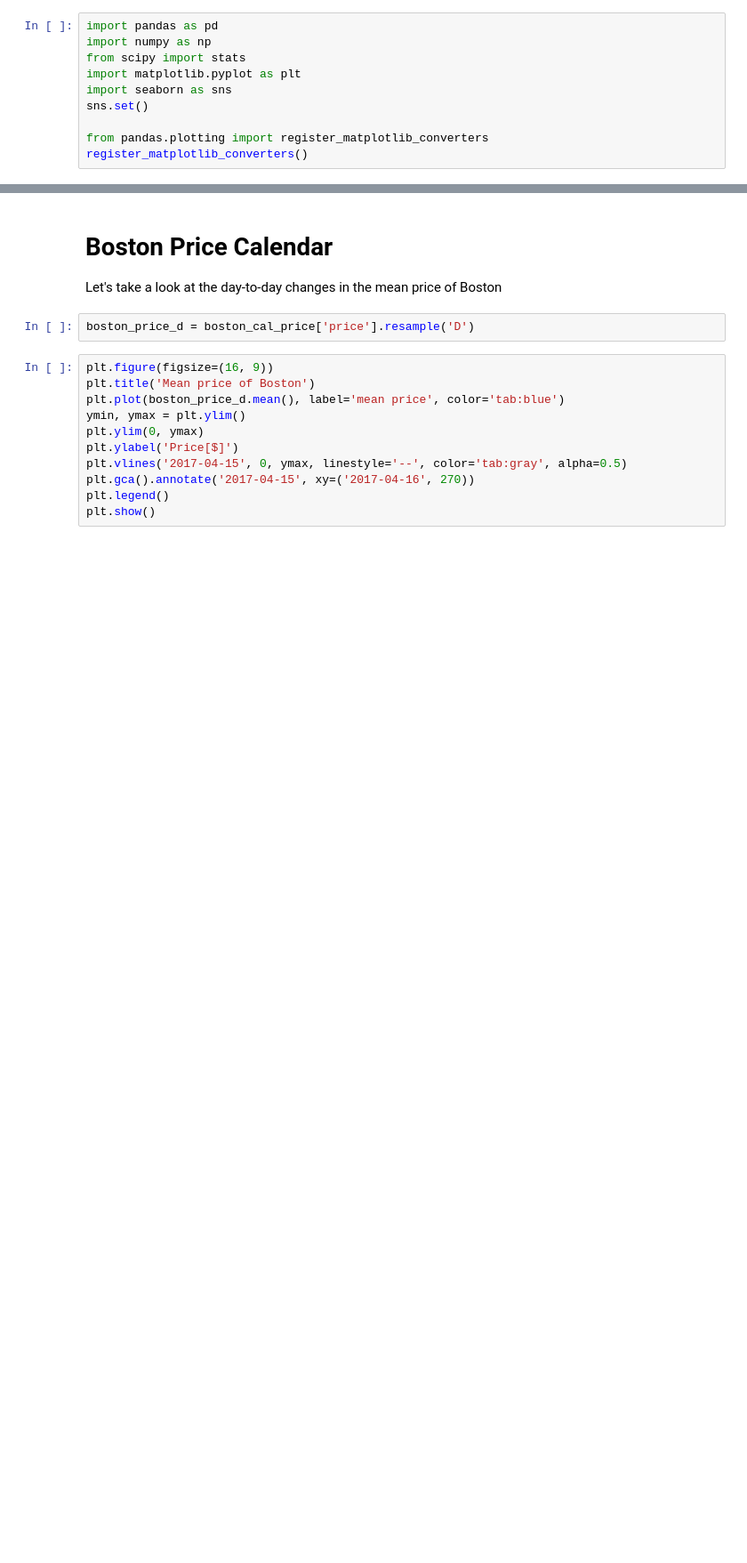
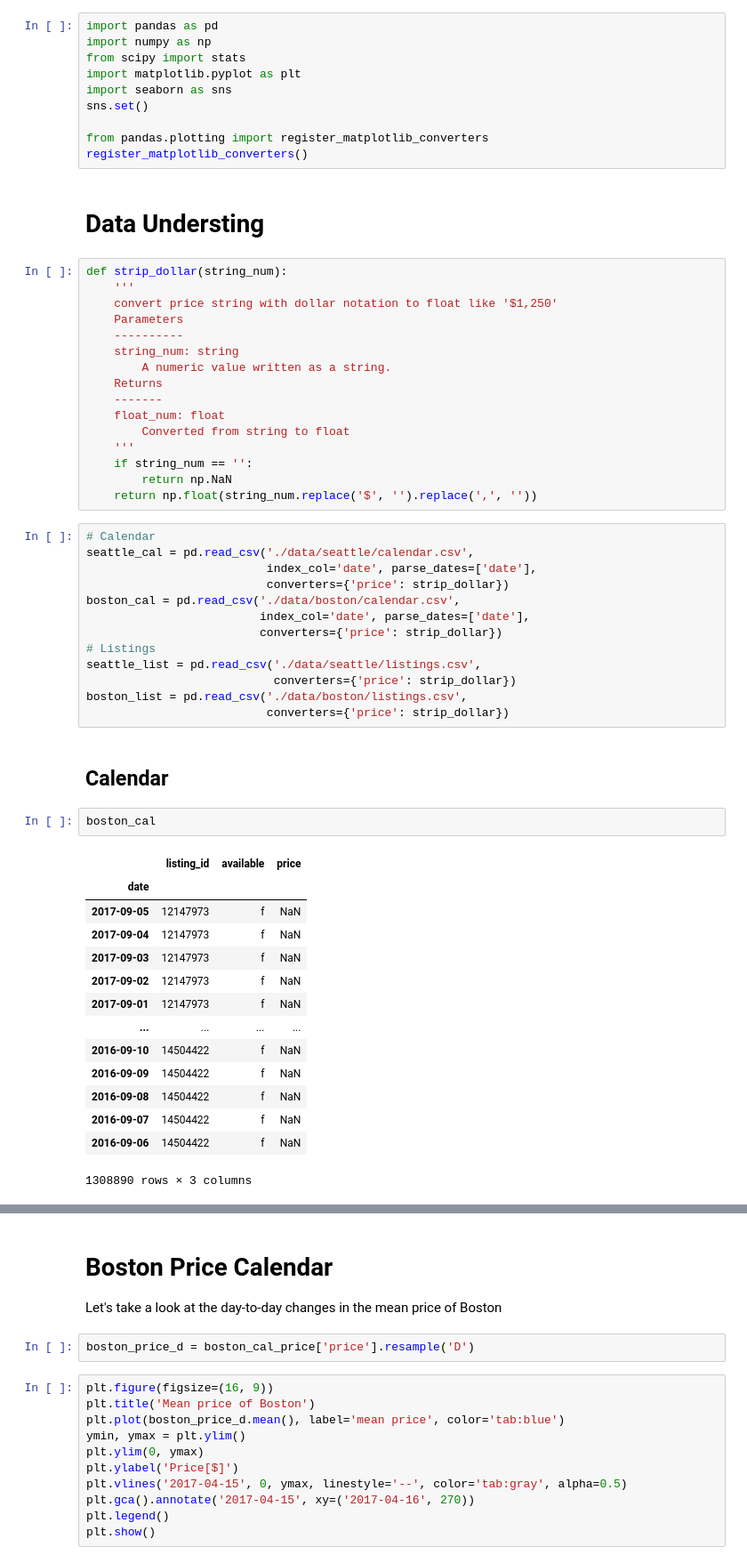
Before and after one commit to kawano8811/Write-A-Data-Science-Blog-Post, a Jupyter notebook: write_a_data_science_blog_post.ipynb, the cells around one changed output, grey strips where cells are left out. Shown at 89% size. Cells and saved outputs as stored; diff of their text form; blank space fills up the shorter version.

```diff
--- a/write_a_data_science_blog_post.ipynb
+++ b/write_a_data_science_blog_post.ipynb
@@ -8,3 +22,53 @@ sns.set()
 
 from pandas.plotting import register_matplotlib_converters
 register_matplotlib_converters()
+# %% [markdown]
+# Data Understing
+# %%
+def strip_dollar(string_num):
+    '''
+    convert price string with dollar notation to float like '$1,250'
+    Parameters
+    ----------
+    string_num: string
+        A numeric value written as a string.
+    Returns
+    -------
+    float_num: float
+        Converted from string to float
+    '''
+    if string_num == '':
+        return np.NaN
+    return np.float(string_num.replace('$', '').replace(',', ''))
+# %%
+# Calendar
+seattle_cal = pd.read_csv('./data/seattle/calendar.csv',
+                          index_col='date', parse_dates=['date'],
+                          converters={'price': strip_dollar})
+boston_cal = pd.read_csv('./data/boston/calendar.csv',
+                         index_col='date', parse_dates=['date'],
+                         converters={'price': strip_dollar})
+# Listings
+seattle_list = pd.read_csv('./data/seattle/listings.csv',
+                           converters={'price': strip_dollar})
+boston_list = pd.read_csv('./data/boston/listings.csv',
+                          converters={'price': strip_dollar})
+# %% [markdown]
+## Calendar
+# %%
+boston_cal
+# %% [output]
+|  | listing_id | available | price |
+| date |  |  |  |
+| 2017-09-05 | 12147973 | f | NaN |
+| 2017-09-04 | 12147973 | f | NaN |
+| 2017-09-03 | 12147973 | f | NaN |
+| 2017-09-02 | 12147973 | f | NaN |
+| 2017-09-01 | 12147973 | f | NaN |
+| ... | ... | ... | ... |
+| 2016-09-10 | 14504422 | f | NaN |
+| 2016-09-09 | 14504422 | f | NaN |
+| 2016-09-08 | 14504422 | f | NaN |
+| 2016-09-07 | 14504422 | f | NaN |
+| 2016-09-06 | 14504422 | f | NaN |
+1308890 rows × 3 columns
```
Also changed, not shown: parts of 36 cells of this notebook.
